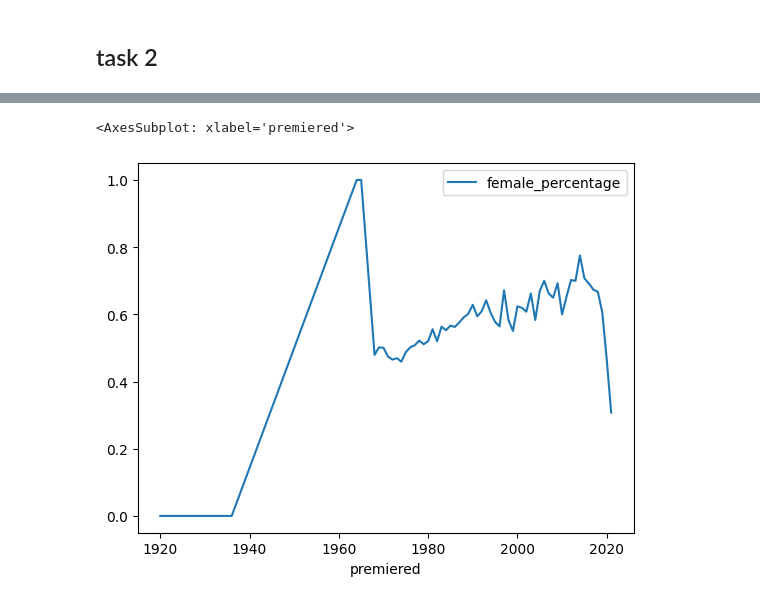
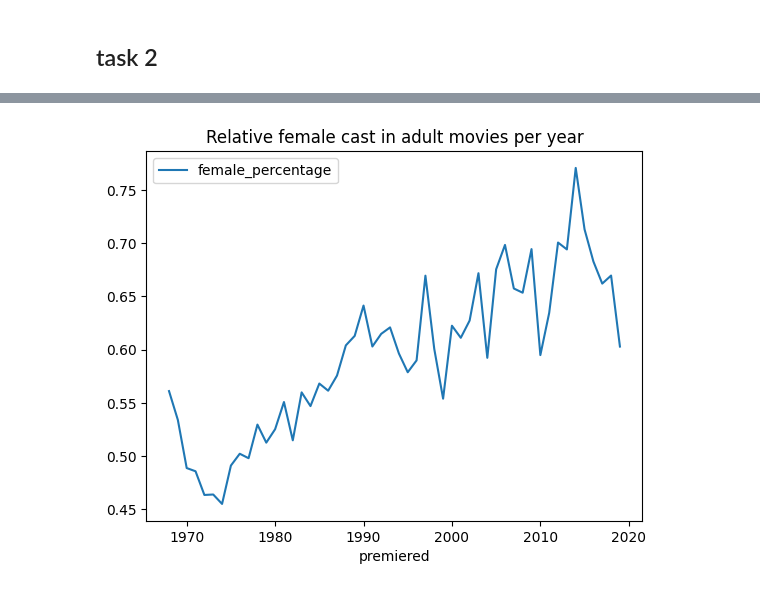
Before and after one commit to retroflexivity/python_hw, a Jupyter notebook: pt2/db/hw.ipynb, the cells around one changed output, grey strips where cells are left out. Cells and saved outputs as stored; diff of their text form; code cells hidden in the pictures.

```diff
--- a/pt2/db/hw.ipynb
+++ b/pt2/db/hw.ipynb
@@ -243,5 +305,5 @@ plt.show
 # %%
-fem_df[fem_df['genre_name'] == 'Adult'].pivot_table(values='female_percentage', index='premiered').sort_values(by='premiered', ascending=False).plot()
+fem_df[fem_df['premiered'].between(1966, 2019) & (fem_df['genre_name'] == 'Adult')].pivot_table(values='female_percentage', index='premiered').sort_values(by='premiered', ascending=False).plot(title='Relative female cast in adult movies per year')
+plt.show()
 # %% [output]
-<AxesSubplot: xlabel='premiered'>
-[figure, old version]
+[figure, new version]
```
Also changed, not shown: parts of 45 cells of this notebook, 2 other files.
